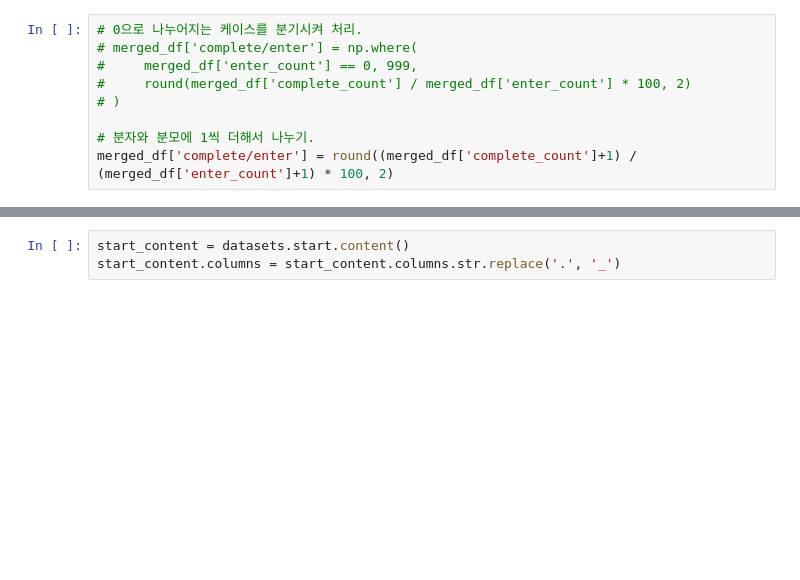
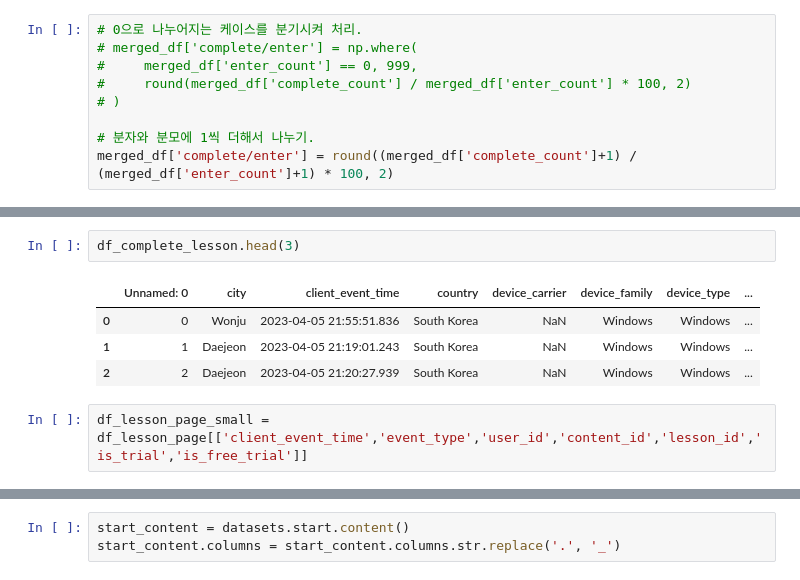
Before and after one commit to saeraniren/intermediate_project, a Jupyter notebook: soomin_main.ipynb, the cells around one changed output, grey strips where cells are left out. Saved outputs shown, nothing was run; the diff lists cells and outputs as text; blank space fills up the shorter version.

```diff
--- a/soomin_main.ipynb
+++ b/soomin_main.ipynb
@@ -220,0 +435,9 @@ plt.show()
+# %%
+df_complete_lesson.head(3)
+# %% [output]
+|  | Unnamed: 0 | city | client_event_time | country | device_carrier | device_family | device_type | ... |
+| 0 | 0 | Wonju | 2023-04-05 21:55:51.836 | South Korea | NaN | Windows | Windows | ... |
+| 1 | 1 | Daejeon | 2023-04-05 21:19:01.243 | South Korea | NaN | Windows | Windows | ... |
+| 2 | 2 | Daejeon | 2023-04-05 21:20:27.939 | South Korea | NaN | Windows | Windows | ... |
+# %%
+df_lesson_page_small = df_lesson_page[['client_event_time','event_type','user_id','content_id','lesson_id','is_trial','is_free_trial']]
```
Also changed, not shown: parts of 40 cells of this notebook.
